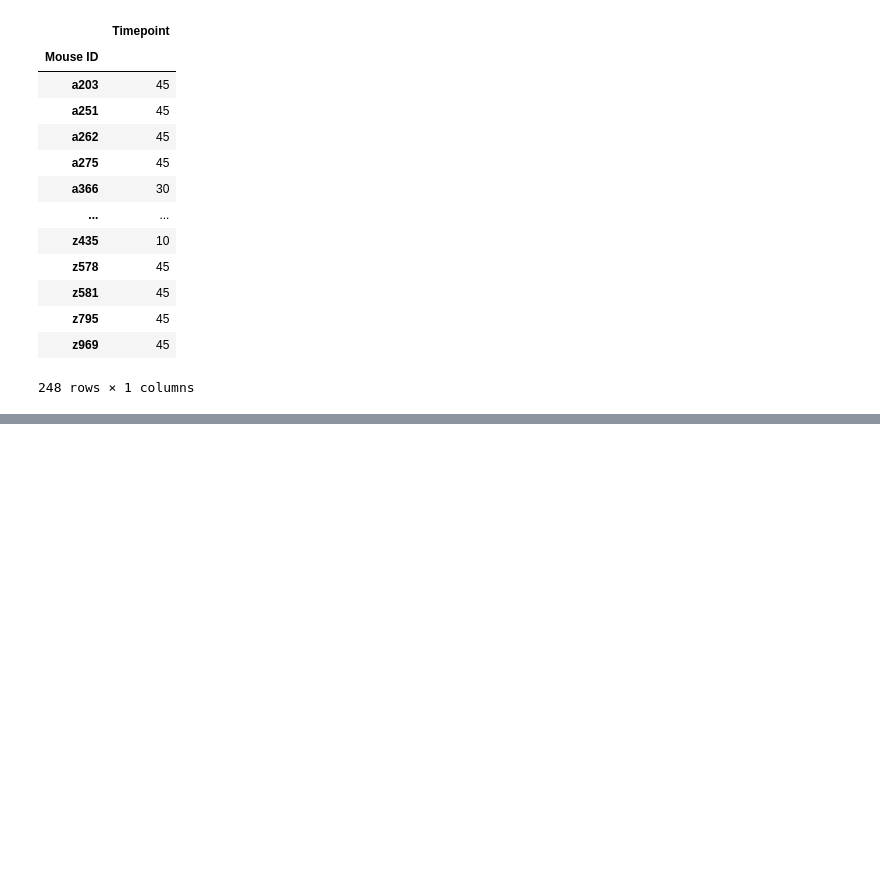
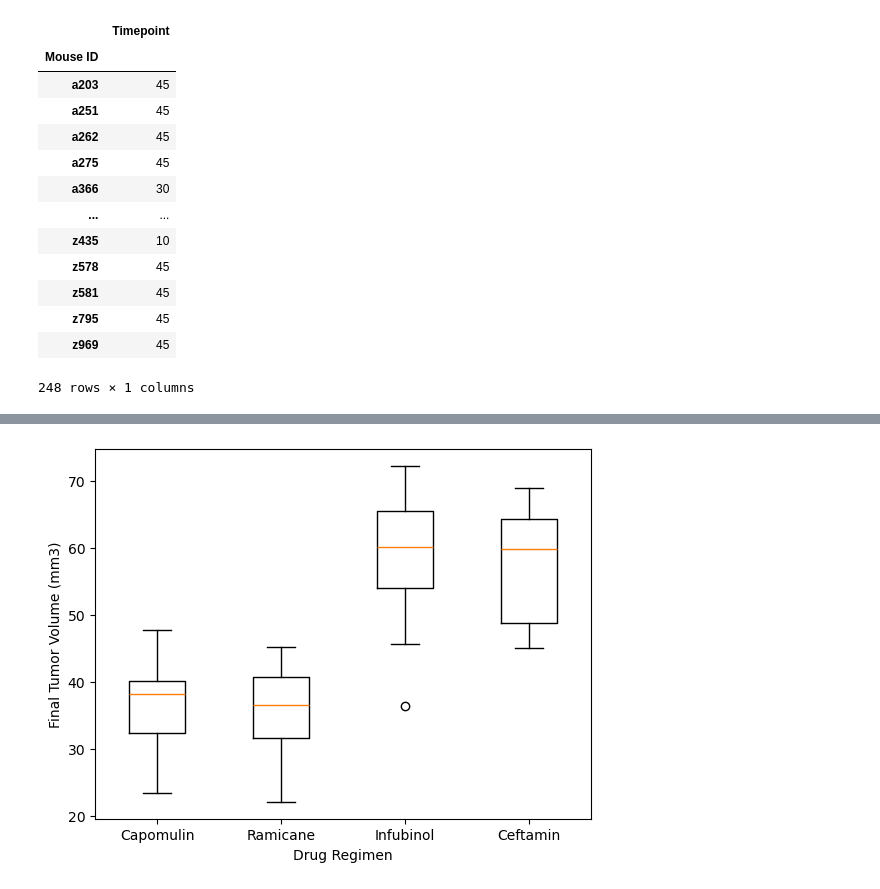
Before and after one commit to jyeags45/Module_5_assignement, a Jupyter notebook: Mice Data.ipynb, the cells around one changed output, grey strips where cells are left out. Drawn from its saved outputs; the diff is of its cells as text; code cells hidden in the pictures; blank space fills up the shorter version.

Commit message:
finished creating the box plot and iqr

```diff
--- a/Mice Data.ipynb
+++ b/Mice Data.ipynb
@@ -252,0 +249,35 @@ df_combined_time_cleaned
+# %%
+treatment_list = ['Capomulin', 'Ramicane', 'Infubinol', 'Ceftamin']
+
+list_final_tumor_volumes = []
+
+for x in treatment_list:
+
+    # locate the rows
+    drug_data = df_combined_time_cleaned[df_combined_time_cleaned['Drug Regimen'] == x]
+
+    #creating a variable to find max tumor volume based of final timepoint
+    tumor_at_max_timepoints = drug_data.groupby('Mouse ID')['Timepoint'].idxmax()
+
+    # finding max tumor volume
+    final_tumor_volume = drug_data.loc[tumor_at_max_timepoints, 'Tumor Volume (mm3)']
+    list_final_tumor_volumes.append(final_tumor_volume)
+
+    # IQR creation
+    Q1 = final_tumor_volume.quantile(0.25)
+    Q3 = final_tumor_volume.quantile(0.75)
+    IQR = Q3 - Q1
+
+    # outlier bounds creation
+    lower_bound = Q1 - 1.5 * IQR
+    upper_bound = Q3 + 1.5 * IQR
+
+    # variable to hold outliers
+    outliers = final_tumor_volume[(final_tumor_volume < lower_bound) | (final_tumor_volume > upper_bound)]
+
+    # Print the results from the for loop
+    print(f"For the treatment group '{drug}':")
+    print(f"  Q1: {Q1}")
+    print(f"  Q3: {Q3}")
+    print(f"  IQR: {IQR}")
+    print(f"  Outliers: {outliers.values}")
@@ -252,0 +305,12 @@ df_combined_time_cleaned
+# %%
+# generating box plots with values generated from for loop list creation
+box_plot, ax1 = plt.subplots()
+
+ax1.set_ylabel('Final Tumor Volume (mm3)')
+ax1.set_xlabel('Drug Regimen')
+ax1.boxplot(list_final_tumor_volumes, labels = treatment_list, notch=False)
+
+# printing the box plot
+plt.show()
+# %% [output]
+[figure, added]
```
Also changed, not shown: parts of 2 cells of this notebook.
